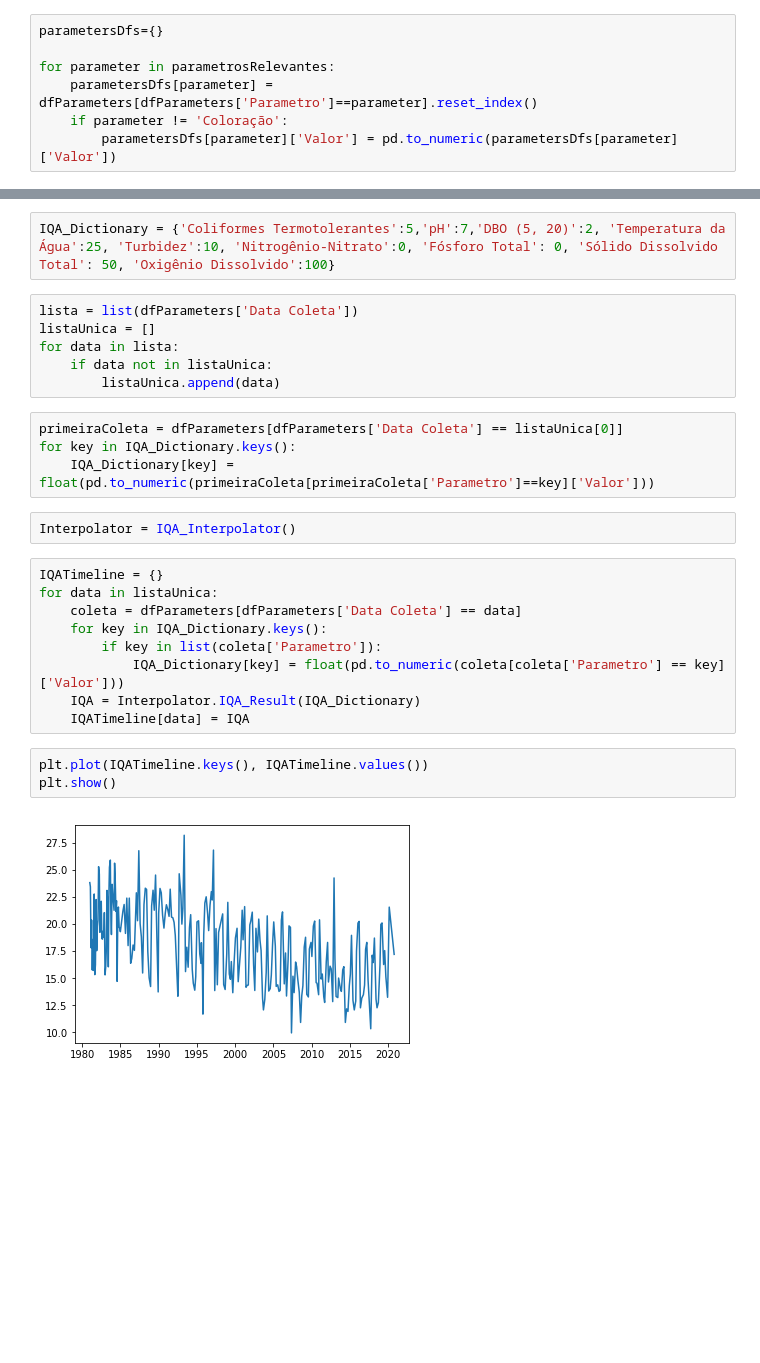
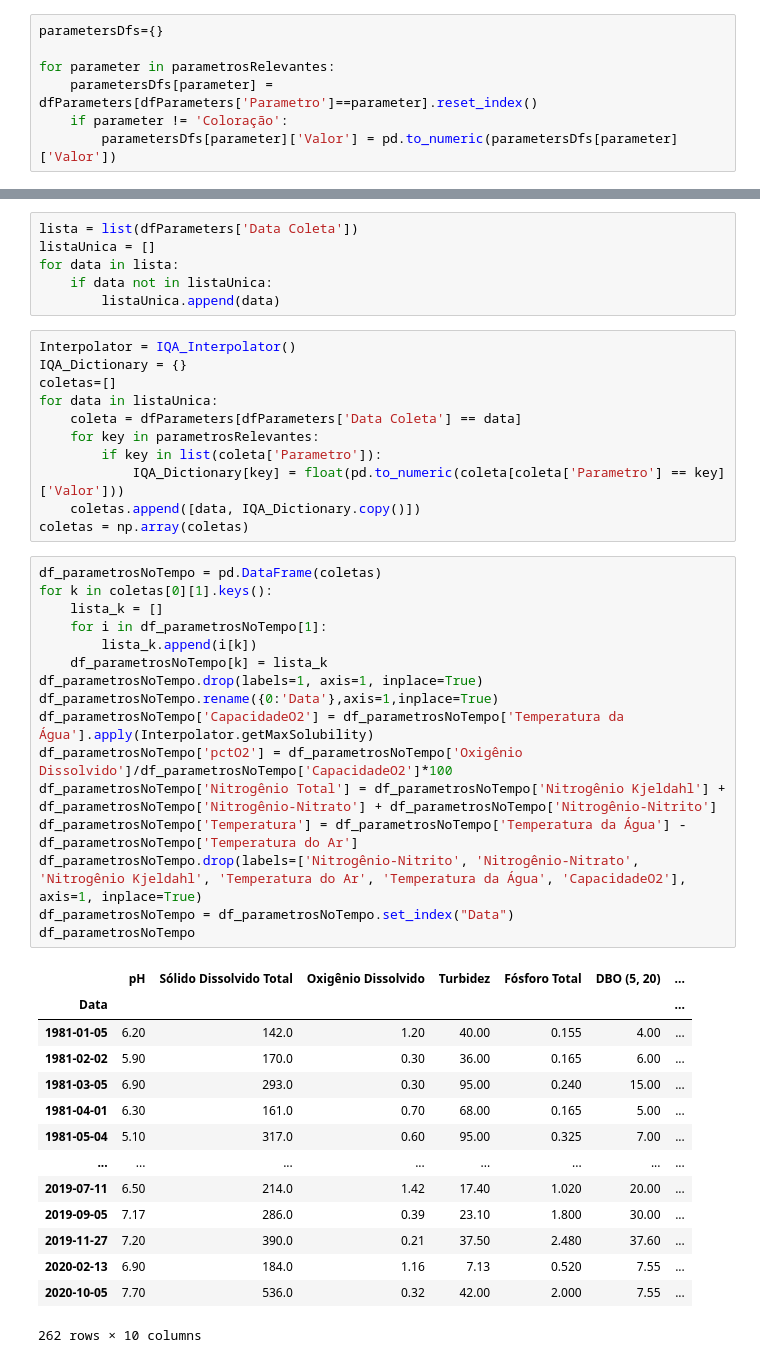
Before and after one commit to CEDipEngineering/WaterPolutionClassifier, a Jupyter notebook: aguas.ipynb, the cells around one changed output, grey strips where cells are left out. Saved outputs shown, nothing was run; the diff lists cells and outputs as text; blank space fills up the shorter version.

```diff
--- a/aguas.ipynb
+++ b/aguas.ipynb
@@ -84,5 +85,3 @@ for parameter in parametrosRelevantes:
-# %%
-IQA_Dictionary = {'Coliformes Termotolerantes':5,'pH':7,'DBO (5, 20)':2, 'Temperatura da Água':25, 'Turbidez':10, 'Nitrogênio-Nitrato':0, 'Fósforo Total': 0, 'Sólido Dissolvido Total': 50, 'Oxigênio Dissolvido':100}
 # %%
 lista = list(dfParameters['Data Coleta'])
 listaUnica = []
@@ -90,22 +89,44 @@ for data in lista:
     if data not in listaUnica:
         listaUnica.append(data)
 # %%
-primeiraColeta = dfParameters[dfParameters['Data Coleta'] == listaUnica[0]]
-for key in IQA_Dictionary.keys():
-    IQA_Dictionary[key] = float(pd.to_numeric(primeiraColeta[primeiraColeta['Parametro']==key]['Valor']))
+Interpolator = IQA_Interpolator()
+IQA_Dictionary = {}
+coletas=[]
+for data in listaUnica:
+    coleta = dfParameters[dfParameters['Data Coleta'] == data]
+    for key in parametrosRelevantes:
+        if key in list(coleta['Parametro']):
+            IQA_Dictionary[key] = float(pd.to_numeric(coleta[coleta['Parametro'] == key]['Valor']))
+    coletas.append([data, IQA_Dictionary.copy()])
+coletas = np.array(coletas)
-# %%
-Interpolator = IQA_Interpolator()
-# %%
-IQATimeline = {}
-for data in listaUnica:
-    coleta = dfParameters[dfParameters['Data Coleta'] == data]
-    for key in IQA_Dictionary.keys():
-        if key in list(coleta['Parametro']):
-            IQA_Dictionary[key] = float(pd.to_numeric(coleta[coleta['Parametro'] == key]['Valor']))
-    IQA = Interpolator.IQA_Result(IQA_Dictionary)
-    IQATimeline[data] = IQA
-# %%
-plt.plot(IQATimeline.keys(), IQATimeline.values())
-plt.show()
-# %% [output]
-[figure, removed]
+# %%
+df_parametrosNoTempo = pd.DataFrame(coletas)
+for k in coletas[0][1].keys():
+    lista_k = []
+    for i in df_parametrosNoTempo[1]:
+        lista_k.append(i[k])
+    df_parametrosNoTempo[k] = lista_k
+df_parametrosNoTempo.drop(labels=1, axis=1, inplace=True)
+df_parametrosNoTempo.rename({0:'Data'},axis=1,inplace=True)
+df_parametrosNoTempo['CapacidadeO2'] = df_parametrosNoTempo['Temperatura da Água'].apply(Interpolator.getMaxSolubility)
+df_parametrosNoTempo['pctO2'] = df_parametrosNoTempo['Oxigênio Dissolvido']/df_parametrosNoTempo['CapacidadeO2']*100
+df_parametrosNoTempo['Nitrogênio Total'] = df_parametrosNoTempo['Nitrogênio Kjeldahl'] + df_parametrosNoTempo['Nitrogênio-Nitrato'] + df_parametrosNoTempo['Nitrogênio-Nitrito']
+df_parametrosNoTempo['Temperatura'] = df_parametrosNoTempo['Temperatura da Água'] - df_parametrosNoTempo['Temperatura do Ar']
+df_parametrosNoTempo.drop(labels=['Nitrogênio-Nitrito', 'Nitrogênio-Nitrato', 'Nitrogênio Kjeldahl', 'Temperatura do Ar', 'Temperatura da Água', 'CapacidadeO2'], axis=1, inplace=True)
+df_parametrosNoTempo = df_parametrosNoTempo.set_index("Data")
+df_parametrosNoTempo
+# %% [output]
+|  | pH | Sólido Dissolvido Total | Oxigênio Dissolvido | Turbidez | Fósforo Total | DBO (5, 20) | ... |
+| Data |  |  |  |  |  |  | ... |
+| 1981-01-05 | 6.20 | 142.0 | 1.20 | 40.00 | 0.155 | 4.00 | ... |
+| 1981-02-02 | 5.90 | 170.0 | 0.30 | 36.00 | 0.165 | 6.00 | ... |
+| 1981-03-05 | 6.90 | 293.0 | 0.30 | 95.00 | 0.240 | 15.00 | ... |
+| 1981-04-01 | 6.30 | 161.0 | 0.70 | 68.00 | 0.165 | 5.00 | ... |
+| 1981-05-04 | 5.10 | 317.0 | 0.60 | 95.00 | 0.325 | 7.00 | ... |
+| ... | ... | ... | ... | ... | ... | ... | ... |
+| 2019-07-11 | 6.50 | 214.0 | 1.42 | 17.40 | 1.020 | 20.00 | ... |
+| 2019-09-05 | 7.17 | 286.0 | 0.39 | 23.10 | 1.800 | 30.00 | ... |
+| 2019-11-27 | 7.20 | 390.0 | 0.21 | 37.50 | 2.480 | 37.60 | ... |
+| 2020-02-13 | 6.90 | 184.0 | 1.16 | 7.13 | 0.520 | 7.55 | ... |
+| 2020-10-05 | 7.70 | 536.0 | 0.32 | 42.00 | 2.000 | 7.55 | ... |
+262 rows × 10 columns
```
Also changed, not shown: parts of 6 cells of this notebook, 12 other files.
